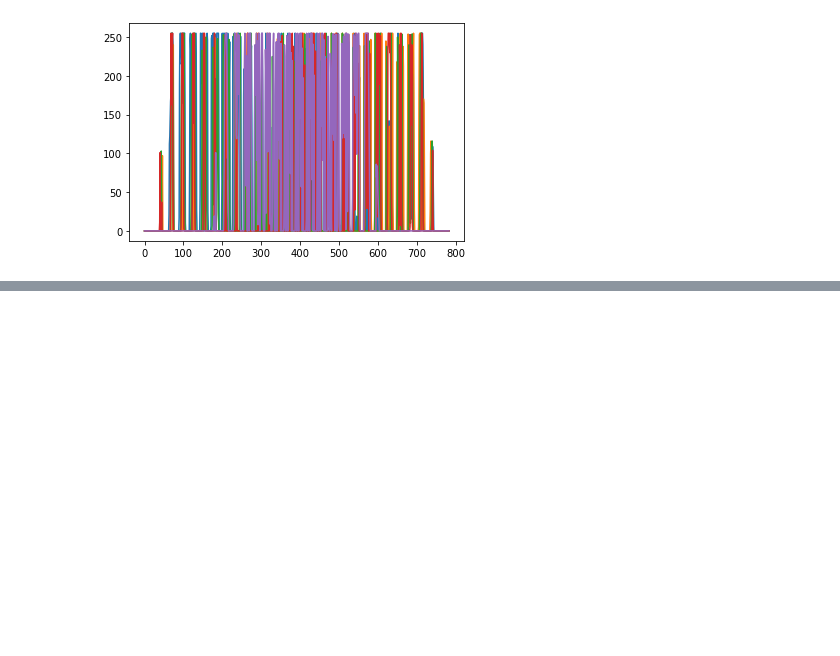
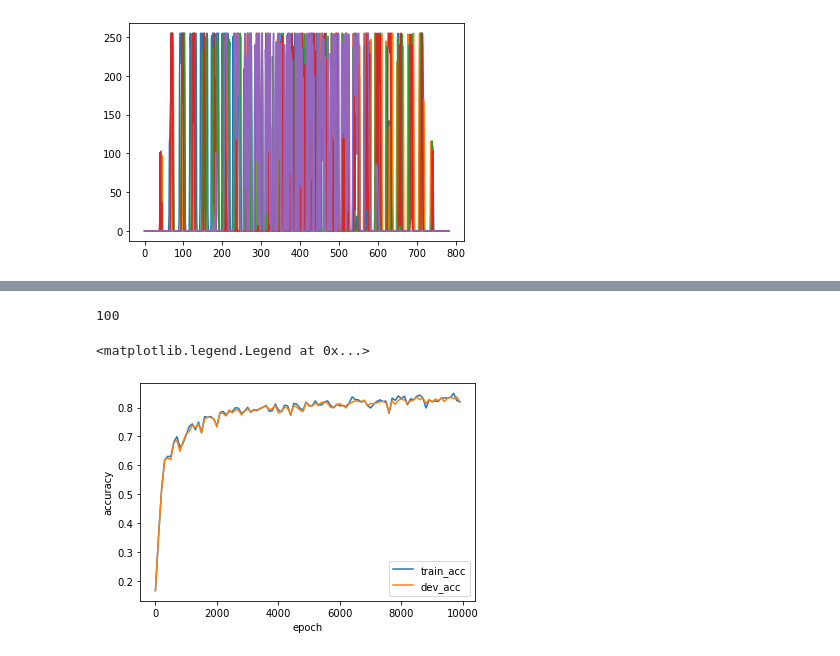
Before and after one commit to aszewc1/Machine-Learning-601.475, a Jupyter notebook: hw3_sp2022/data_tutorial.ipynb, the cells around one changed output, grey strips where cells are left out. Saved outputs shown, nothing was run; the diff lists cells and outputs as text; code cells hidden in the pictures; blank space fills up the shorter version.

```diff
--- a/hw3_sp2022/data_tutorial.ipynb
+++ b/hw3_sp2022/data_tutorial.ipynb
@@ -61,0 +90,12 @@ for i in range(5):
+# %%
+epochs, train_acc, dev_acc = np.loadtxt('convnet_epoch_output.csv', delimiter=',', unpack=True)
+
+plt.plot(epochs, train_acc, label='train_acc')
+plt.plot(epochs, dev_acc, label='dev_acc')
+plt.xlabel('epoch')
+plt.ylabel('accuracy')
+plt.legend()
+# %% [output]
+100
+<matplotlib.legend.Legend at 0x...>
+[figure, added]
```
Also changed, not shown: parts of 4 cells of this notebook, 27 other files.
